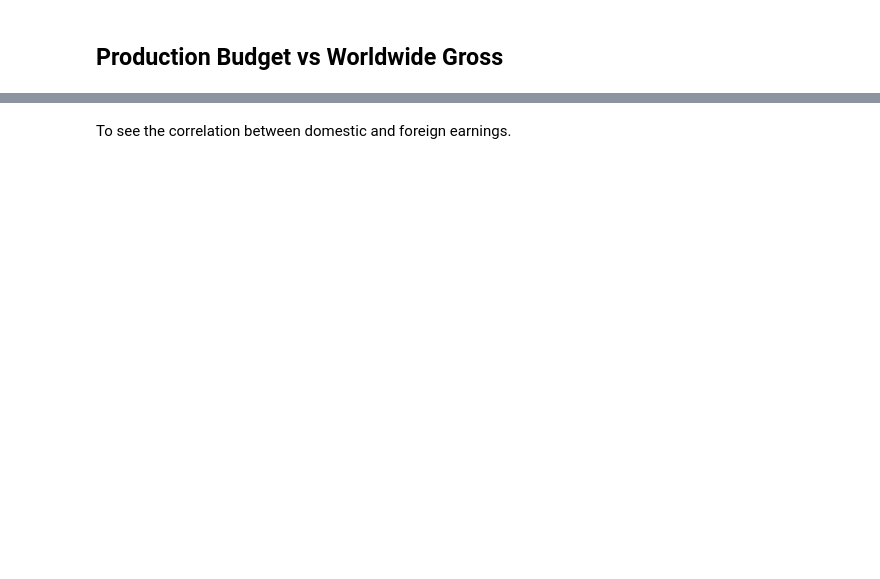
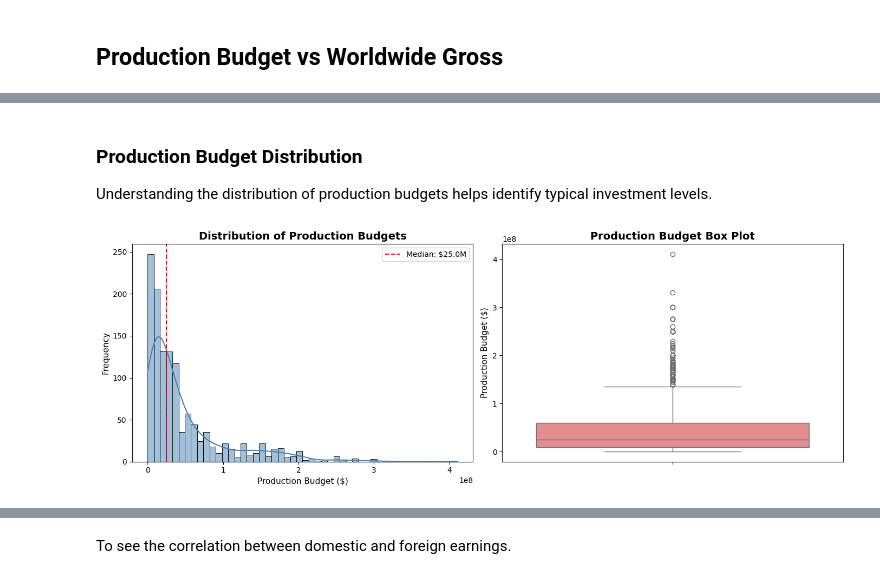
Before and after one commit to lorenaterah/Phase-2-project-G3, a Jupyter notebook: Notebooks/steve.ipynb, the cells around one changed output, grey strips where cells are left out. Saved outputs shown, nothing was run; the diff lists cells and outputs as text; code cells hidden in the pictures; blank space fills up the shorter version.

```diff
--- a/Notebooks/steve.ipynb
+++ b/Notebooks/steve.ipynb
@@ -737,0 +807,24 @@ dtype: int64
+# %% [markdown]
+### Production Budget Distribution
+
+Understanding the distribution of production budgets helps identify typical investment levels.
+# %%
+fig, axes = plt.subplots(1, 2, figsize=(14, 5))
+
+# Histogram with KDE
+sns.histplot(df_box['production_budget'], bins=50, kde=True, ax=axes[0], color='steelblue')
+axes[0].set_title('Distribution of Production Budgets', fontsize=14, fontweight='bold')
+axes[0].set_xlabel('Production Budget ($)', fontsize=11)
+axes[0].set_ylabel('Frequency', fontsize=11)
+axes[0].axvline(df_box['production_budget'].median(), color='red', linestyle='--', label=f'Median: ${df_box["production_budget"].median()/1e6:.1f}M')
+axes[0].legend()
+
+# Box plot
+sns.boxplot(y=df_box['production_budget'], ax=axes[1], color='lightcoral')
+axes[1].set_title('Production Budget Box Plot', fontsize=14, fontweight='bold')
+axes[1].set_ylabel('Production Budget ($)', fontsize=11)
+
+plt.tight_layout()
+plt.show()
+# %% [output]
+[figure, added]
```
Also changed, not shown: parts of 19 cells of this notebook.
